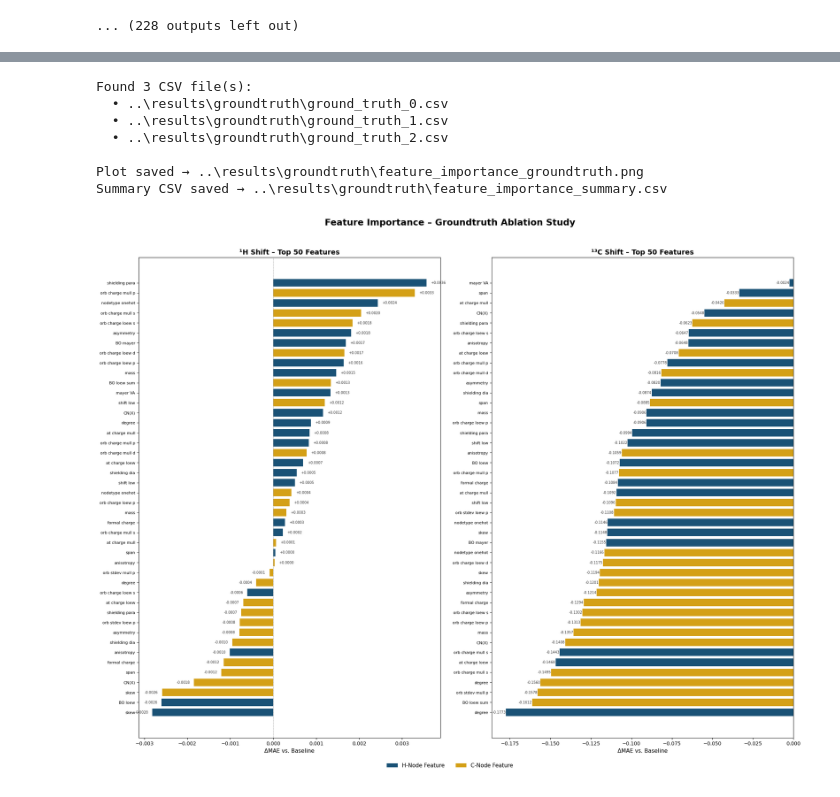
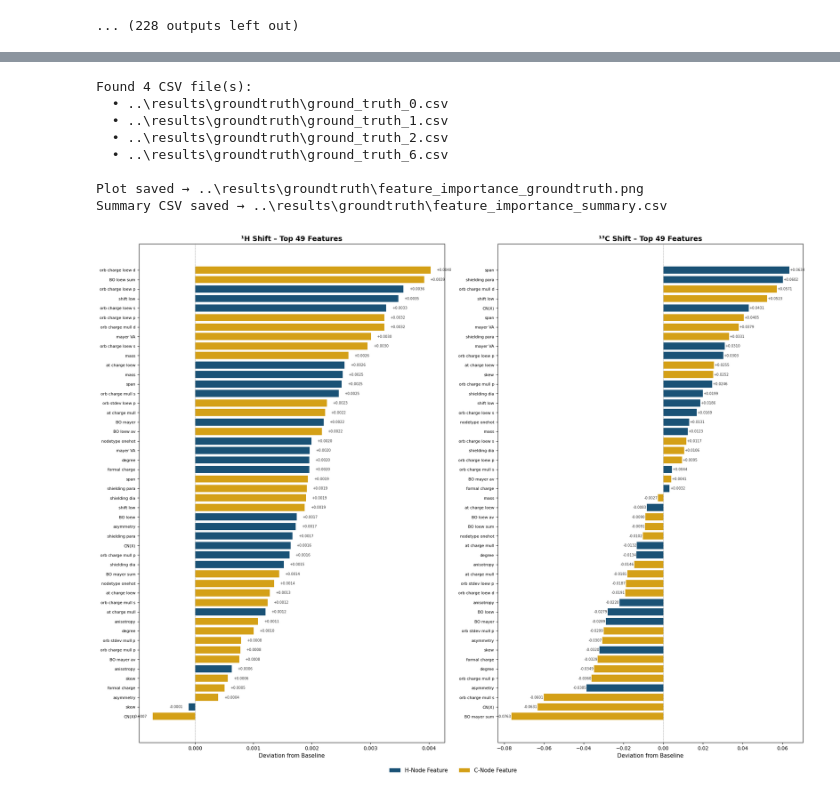
Before and after one commit to DanielBautz/gnn4nmr, a Jupyter notebook: notebooks/groundtruth.ipynb, the cells around one changed output, grey strips where cells are left out. Drawn from its saved outputs; the diff is of its cells as text; code cells hidden in the pictures.

Commit message:
add ablations-study for other + minor changes @ plot

```diff
--- a/notebooks/groundtruth.ipynb
+++ b/notebooks/groundtruth.ipynb
@@ -713,7 +851,7 @@ INPUT_DIR_CANDIDATES = [
 INPUT_DIR_PATH = next((p for p in INPUT_DIR_CANDIDATES if p.exists()), INPUT_DIR_CANDIDATES[0])
 INPUT_DIR = str(INPUT_DIR_PATH)
 PATTERN = str(INPUT_DIR_PATH / "ground_truth_*.csv")
-TOP_N = 50  # number of features to show per panel
+TOP_N = 49  # number of features to show per panel
 
 # Colours matching the reference figure
 COLOR_H = "#1a5276"   # dark blue for H‑node features
@@ -757,6 +895,11 @@ if not frames:
     raise ValueError("No CSV data could be parsed from the matched files.")
 
 data = pd.concat(frames, ignore_index=True)
+
+# Normalize padded string fields from CSV exports (e.g., 'ok        ')
+for col in ["run_status", "ablation_feature_name", "ablation_feature_key", "ablation_node_type"]:
+    if col in data.columns:
+        data[col] = data[col].astype("string").str.strip()
 
 # Keep only finished / ok runs
 if "run_status" in data.columns:
@@ -813,8 +956,8 @@ def node_color(node_type):
 
 # ── 6. Plot ──────────────────────────────────────────────────────────────────
 fig, (ax_h, ax_c) = plt.subplots(1, 2, figsize=(20, 16), sharey=False)
-fig.suptitle("Feature Importance – Groundtruth Ablation Study",
-             fontsize=18, fontweight="bold", y=0.98)
+#fig.suptitle("Feature Importance – Groundtruth Ablation Study",
+#             fontsize=18, fontweight="bold", y=0.98)
 
 # --- Left panel: ¹H Shift ---
 colors_h = [node_color(nt) for nt in top_H["ablation_node_type"]]
@@ -827,8 +970,8 @@ bars_h = ax_h.barh(
 )
 ax_h.set_yticks(range(len(top_H)))
 ax_h.set_yticklabels(top_H["display_name"].values, fontsize=8)
-ax_h.set_xlabel("ΔMAE vs. Baseline", fontsize=11)
-ax_h.set_title("¹H Shift – Top 50 Features", fontsize=14, fontweight="bold")
+ax_h.set_xlabel("Deviation from Baseline", fontsize=11)
+ax_h.set_title("¹H Shift – Top 49 Features", fontsize=14, fontweight="bold")
 ax_h.axvline(0, color="grey", linewidth=0.5, linestyle="--")
 
 # Annotate bars
@@ -857,8 +1000,8 @@ bars_c = ax_c.barh(
 )
 ax_c.set_yticks(range(len(top_C)))
 ax_c.set_yticklabels(top_C["display_name"].values, fontsize=8)
-ax_c.set_xlabel("ΔMAE vs. Baseline", fontsize=11)
-ax_c.set_title("¹³C Shift – Top 50 Features", fontsize=14, fontweight="bold")
+ax_c.set_xlabel("Deviation from Baseline", fontsize=11)
+ax_c.set_title("¹³C Shift – Top 49 Features", fontsize=14, fontweight="bold")
 ax_c.axvline(0, color="grey", linewidth=0.5, linestyle="--")
 
 for i, (val, nt) in enumerate(
@@ -890,32 +1033,33 @@ fig.legend(
     handles=legend_elements,
     loc="lower center",
     ncol=len(legend_elements),
     fontsize=11,
     frameon=False,
     bbox_to_anchor=(0.5, 0.005),
 )
 
 plt.tight_layout(rect=[0, 0.03, 1, 0.96])
 
 # ── Save ─────────────────────────────────────────────────────────────────────
 out_png = str(INPUT_DIR_PATH / "feature_importance_groundtruth.png")
 os.makedirs(os.path.dirname(out_png), exist_ok=True)
 fig.savefig(out_png, dpi=200, bbox_inches="tight", facecolor="white")
 print(f"\nPlot saved → {out_png}")
 
 # Also save the aggregated data as CSV for reference
 out_csv = str(INPUT_DIR_PATH / "feature_importance_summary.csv")
 agg_export = agg.sort_values("delta_mae_H", ascending=False)
 agg_export.to_csv(out_csv, index=False, float_format="%.6f")
 print(f"Summary CSV saved → {out_csv}")
 
 plt.show()
 # %% [output]
-Found 3 CSV file(s):
+Found 4 CSV file(s):
   • ..\results\groundtruth\ground_truth_0.csv
   • ..\results\groundtruth\ground_truth_1.csv
   • ..\results\groundtruth\ground_truth_2.csv
+  • ..\results\groundtruth\ground_truth_6.csv
 
 Plot saved → ..\results\groundtruth\feature_importance_groundtruth.png
 Summary CSV saved → ..\results\groundtruth\feature_importance_summary.csv
-[figure, old version]
+[figure, new version]
```
Also changed, not shown: parts of 1 cell of this notebook, 6 other files.
